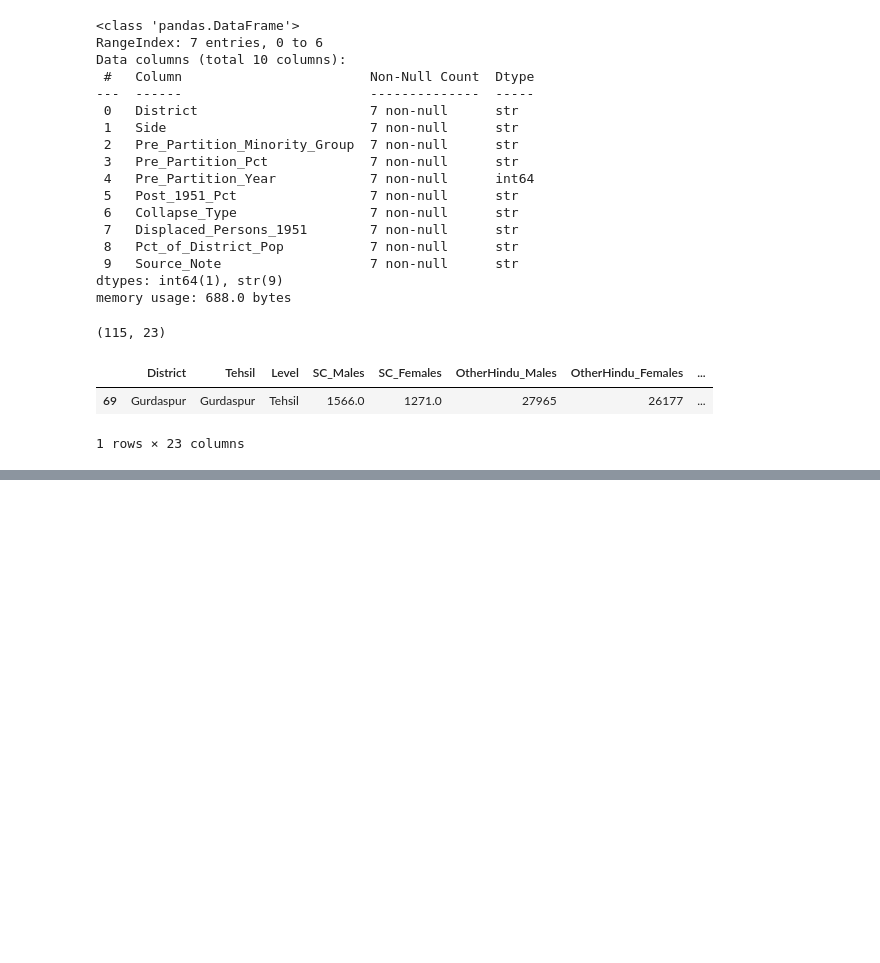
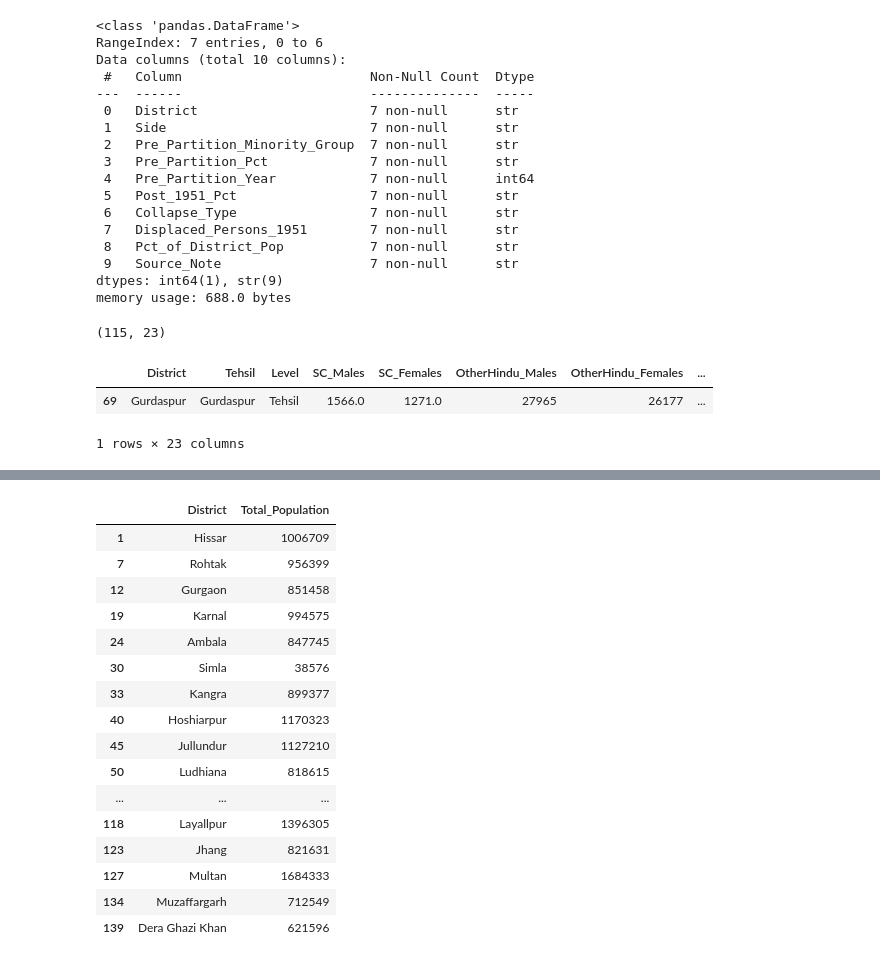
Before and after one commit to prabh9050/the-line-and-the-ledger, a Jupyter notebook: notebooks/01_EDA.ipynb, the cells around one changed output, grey strips where cells are left out. Drawn from its saved outputs; the diff is of its cells as text; code cells hidden in the pictures; blank space fills up the shorter version.

```diff
--- a/notebooks/01_EDA.ipynb
+++ b/notebooks/01_EDA.ipynb
@@ -122,0 +171,21 @@ tehsil_df[(tehsil_df['District']=='Gurdaspur') & (tehsil_df['Tehsil']=='Gurdaspu
+# %%
+district_rows = census[census['Level'] == 'District'][['District', 'Total_Population']]
+district_rows
+# %% [output]
+|  | District | Total_Population |
+| 1 | Hissar | 1006709 |
+| 7 | Rohtak | 956399 |
+| 12 | Gurgaon | 851458 |
+| 19 | Karnal | 994575 |
+| 24 | Ambala | 847745 |
+| 30 | Simla | 38576 |
+| 33 | Kangra | 899377 |
+| 40 | Hoshiarpur | 1170323 |
+| 45 | Jullundur | 1127210 |
+| 50 | Ludhiana | 818615 |
+| ... | ... | ... |
+| 118 | Layallpur | 1396305 |
+| 123 | Jhang | 821631 |
+| 127 | Multan | 1684333 |
+| 134 | Muzaffargarh | 712549 |
+| 139 | Dera Ghazi Khan | 621596 |
```
Also changed, not shown: parts of 4 cells of this notebook.
